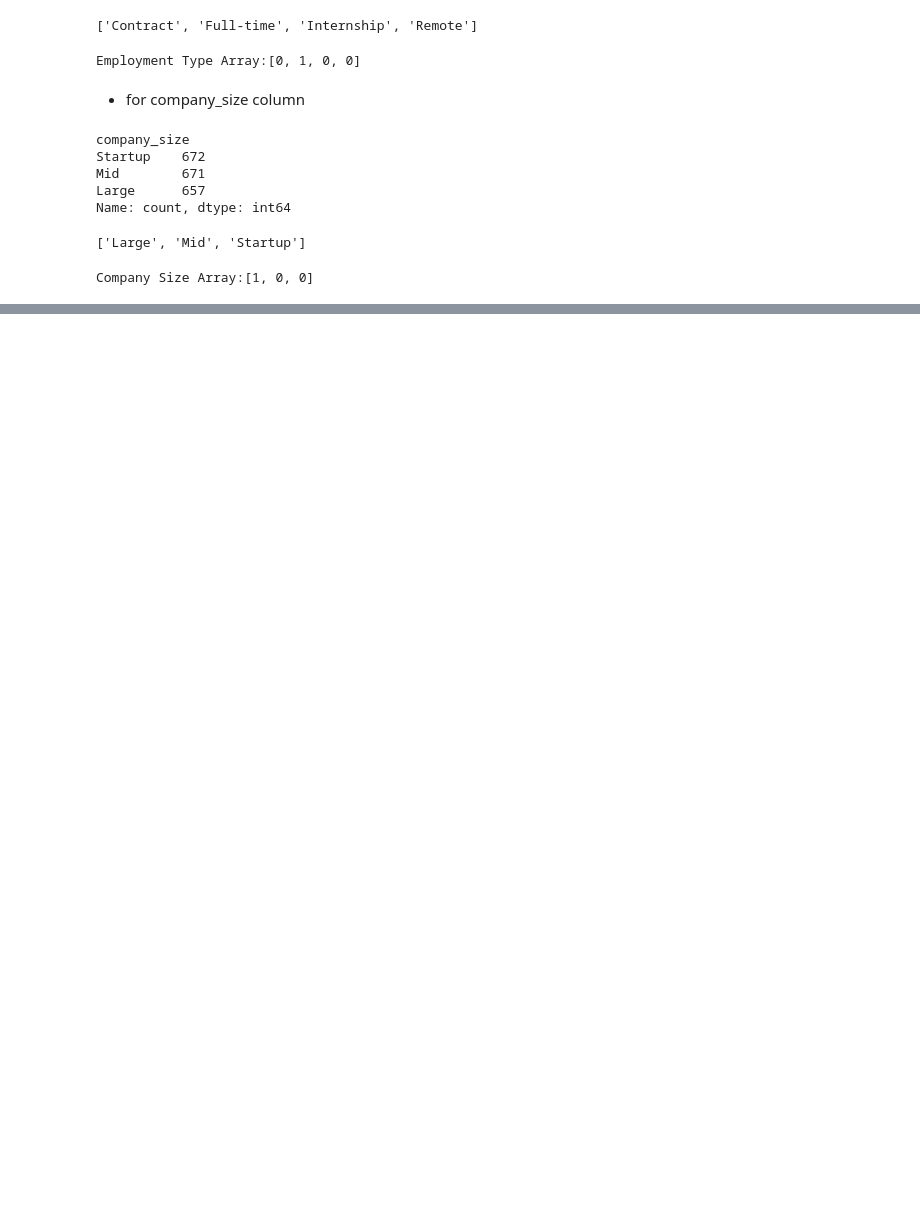
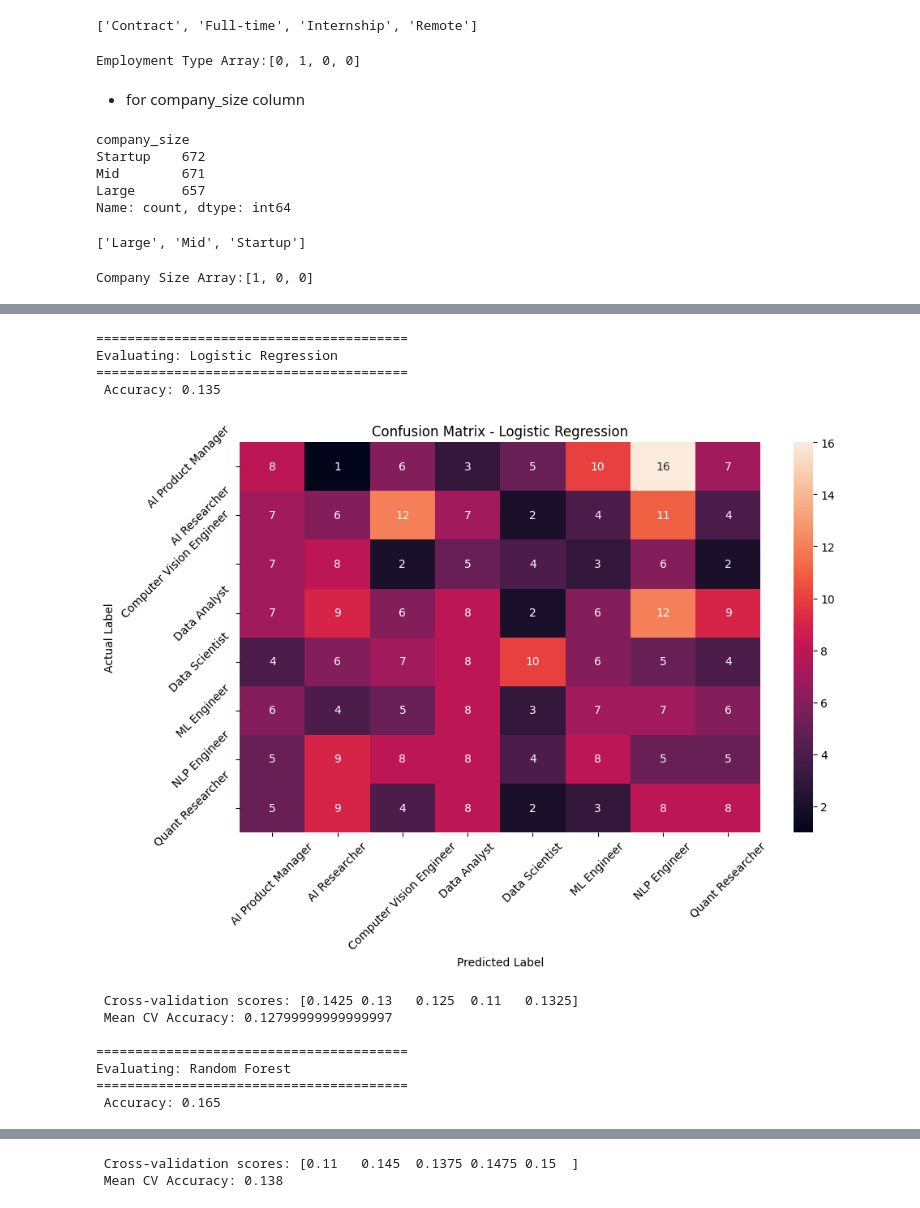
Before and after one commit to Sasa0920/RoleCast-AI, a Jupyter notebook: RoleCast-predictor.ipynb, the cells around one changed output, grey strips where cells are left out. Saved outputs shown, nothing was run; the diff lists cells and outputs as text; code cells hidden in the pictures; blank space fills up the shorter version.

Commit message:
model trainning and evaluation

```diff
--- a/RoleCast-predictor.ipynb
+++ b/RoleCast-predictor.ipynb
@@ -269,3 +272,2 @@ Final Input Matrix Shape: (2000, 39)
 # %%
-le_job = LabelEncoder()
-y = le_job.fit_transform(dataset['job_title'])
+X
@@ -276,0 +310,6 @@ const JOB_TITLES = ['AI Product Manager', 'AI Researcher', 'Computer Vision Engi
+# %%
+from sklearn.model_selection import train_test_split
+
+X_train, X_test, y_train, y_test = train_test_split(
+    X, y_encoded, test_size=0.2, random_state=42
+)
@@ -276,0 +318,5 @@ const JOB_TITLES = ['AI Product Manager', 'AI Researcher', 'Computer Vision Engi
+# %%
+from sklearn.linear_model import LogisticRegression
+
+lr = LogisticRegression(max_iter=2000)
+lr.fit(X_train, y_train)
@@ -276,0 +327,5 @@ const JOB_TITLES = ['AI Product Manager', 'AI Researcher', 'Computer Vision Engi
+# %%
+from sklearn.ensemble import RandomForestClassifier
+
+rf = RandomForestClassifier(n_estimators=200, random_state=42)
+rf.fit(X_train, y_train)
@@ -276,0 +336,59 @@ const JOB_TITLES = ['AI Product Manager', 'AI Researcher', 'Computer Vision Engi
+# %%
+from sklearn.metrics import accuracy_score, classification_report, confusion_matrix
+from sklearn.model_selection import cross_val_score
+import seaborn as sns
+import matplotlib.pyplot as plt
+
+def evaluate_model(model, model_name):
+
+    print(f"\n{'='*40}")
+    print(f"Evaluating: {model_name}")
+    print(f"{'='*40}")
+
+    y_pred = model.predict(X_test)
+
+    # Accuracy
+    accuracy = accuracy_score(y_test, y_pred)
+    print(" Accuracy:", accuracy)
+
+    # Confusion Matrix
+    cm = confusion_matrix(y_test, y_pred)
+
+    plt.figure(figsize=(10, 7))
+    sns.heatmap(cm, annot=True, fmt='d',
+                xticklabels=le.classes_,
+                yticklabels=le.classes_)
+
+    plt.xlabel("Predicted Label")
+    plt.ylabel("Actual Label")
+    plt.title(f"Confusion Matrix - {model_name}")
+    plt.xticks(rotation=45)
+    plt.yticks(rotation=45)
+    plt.tight_layout()
+    plt.show()
+
+    # Cross Validation
+    cv_scores = cross_val_score(model, X, y_encoded, cv=5)
+
+    print("\n Cross-validation scores:", cv_scores)
+    print(" Mean CV Accuracy:", cv_scores.mean())
+
+
+# Logistic Regression
+evaluate_model(lr, "Logistic Regression")
+
+# Random Forest
+evaluate_model(rf, "Random Forest")
+# %% [output]
+========================================
+Evaluating: Logistic Regression
+========================================
+ Accuracy: 0.135
+[figure, added]
+ Cross-validation scores: [0.1425 0.13   0.125  0.11   0.1325]
+ Mean CV Accuracy: 0.12799999999999997
+
+========================================
+Evaluating: Random Forest
+========================================
+ Accuracy: 0.165
@@ -276,0 +396,2 @@ const JOB_TITLES = ['AI Product Manager', 'AI Researcher', 'Computer Vision Engi
+ Cross-validation scores: [0.11   0.145  0.1375 0.1475 0.15  ]
+ Mean CV Accuracy: 0.138
```
Also changed, not shown: parts of 18 cells of this notebook.
